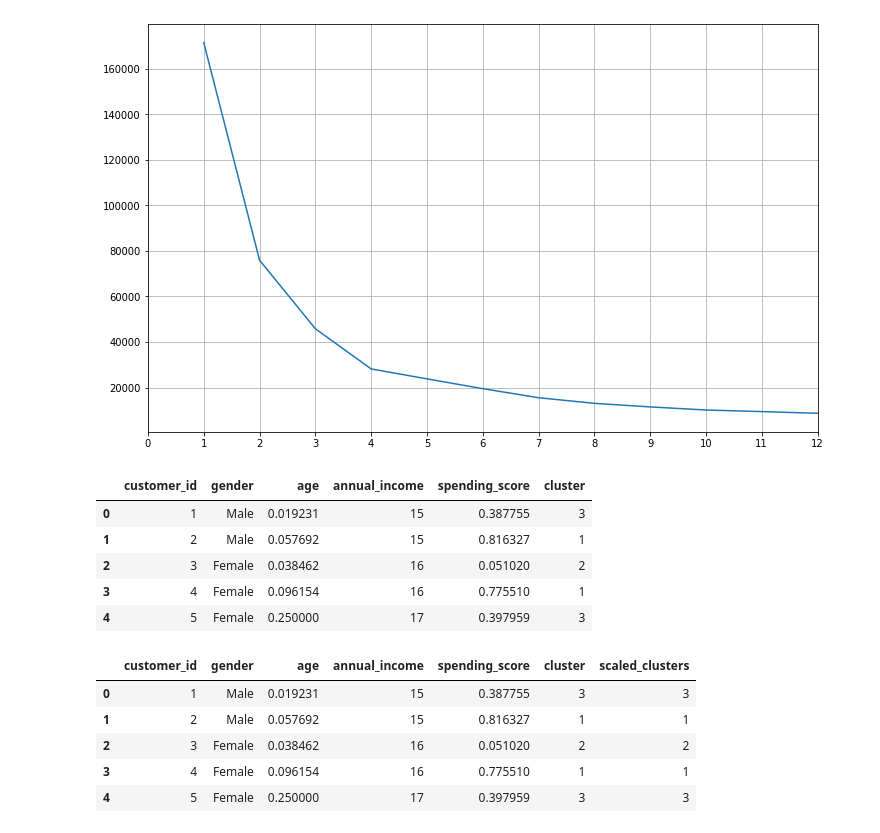
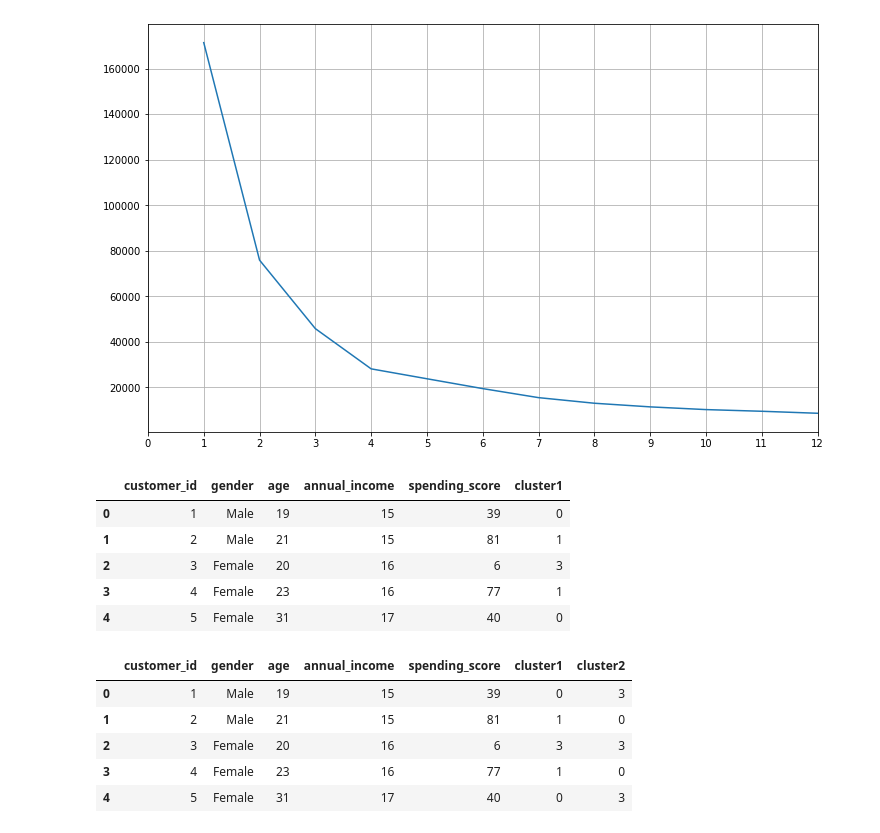
Before and after one commit to aleclhartman/ds-methodologies-exercises, a Jupyter notebook: clustering/modeling.ipynb, the cells around one changed output. Saved outputs shown, nothing was run; the diff lists cells and outputs as text; code cells hidden in the pictures.

```diff
--- a/clustering/modeling.ipynb
+++ b/clustering/modeling.ipynb
@@ -186,4 +186,4 @@ array([3, 1, 2, 1, 3, 1, 2, 1, 2, 1, 2, 1, 2, 1, 2, 1, 3, 3, 2, 1, 3, 1,
 # %%
-mall["cluster"] = kmeans.predict(X)
+mall["cluster1"] = kmeans.predict(X)
 mall.head()
 # %% [output]
@@ -234,31 +234,30 @@ plt.grid()
 [figure]
 # %%
 scaler = MinMaxScaler()
-scaler.fit(X)
-mall[["age", "spending_score"]] = scaler.transform(X)
+X_scaled = scaler.fit_transform(X)
 mall.head()
 # %% [output]
-|  | customer_id | gender | age | annual_income | spending_score | cluster |
-| 0 | 1 | Male | 0.019231 | 15 | 0.387755 | 3 |
-| 1 | 2 | Male | 0.057692 | 15 | 0.816327 | 1 |
-| 2 | 3 | Female | 0.038462 | 16 | 0.051020 | 2 |
-| 3 | 4 | Female | 0.096154 | 16 | 0.775510 | 1 |
-| 4 | 5 | Female | 0.250000 | 17 | 0.397959 | 3 |
+|  | customer_id | gender | age | annual_income | spending_score | cluster1 |
+| 0 | 1 | Male | 19 | 15 | 39 | 0 |
+| 1 | 2 | Male | 21 | 15 | 81 | 1 |
+| 2 | 3 | Female | 20 | 16 | 6 | 3 |
+| 3 | 4 | Female | 23 | 16 | 77 | 1 |
+| 4 | 5 | Female | 31 | 17 | 40 | 0 |
 # %%
 # make object
 kmeans = KMeans(n_clusters=4)
 # fit object
-kmeans.fit(X)
+X_scaled = kmeans.fit(X_scaled)
 # use object
-mall["scaled_clusters"] = kmeans.predict(X)
+mall["cluster2"] = kmeans.labels_
 mall.head()
 # %% [output]
-|  | customer_id | gender | age | annual_income | spending_score | cluster | scaled_clusters |
-| 0 | 1 | Male | 0.019231 | 15 | 0.387755 | 3 | 3 |
-| 1 | 2 | Male | 0.057692 | 15 | 0.816327 | 1 | 1 |
-| 2 | 3 | Female | 0.038462 | 16 | 0.051020 | 2 | 2 |
-| 3 | 4 | Female | 0.096154 | 16 | 0.775510 | 1 | 1 |
-| 4 | 5 | Female | 0.250000 | 17 | 0.397959 | 3 | 3 |
+|  | customer_id | gender | age | annual_income | spending_score | cluster1 | cluster2 |
+| 0 | 1 | Male | 19 | 15 | 39 | 0 | 3 |
+| 1 | 2 | Male | 21 | 15 | 81 | 1 | 0 |
+| 2 | 3 | Female | 20 | 16 | 6 | 3 | 3 |
+| 3 | 4 | Female | 23 | 16 | 77 | 1 | 0 |
+| 4 | 5 | Female | 31 | 17 | 40 | 0 | 3 |
 # %%
 scaled_centriods = pd.DataFrame(kmeans.cluster_centers_, columns=X.columns)
 scaled_centriods
```
Also changed, not shown: parts of 12 cells of this notebook.
